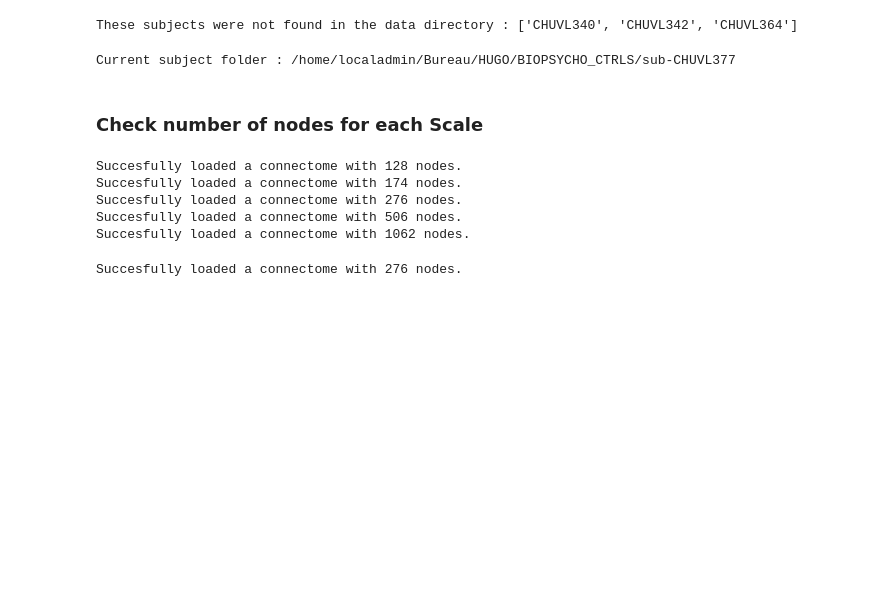
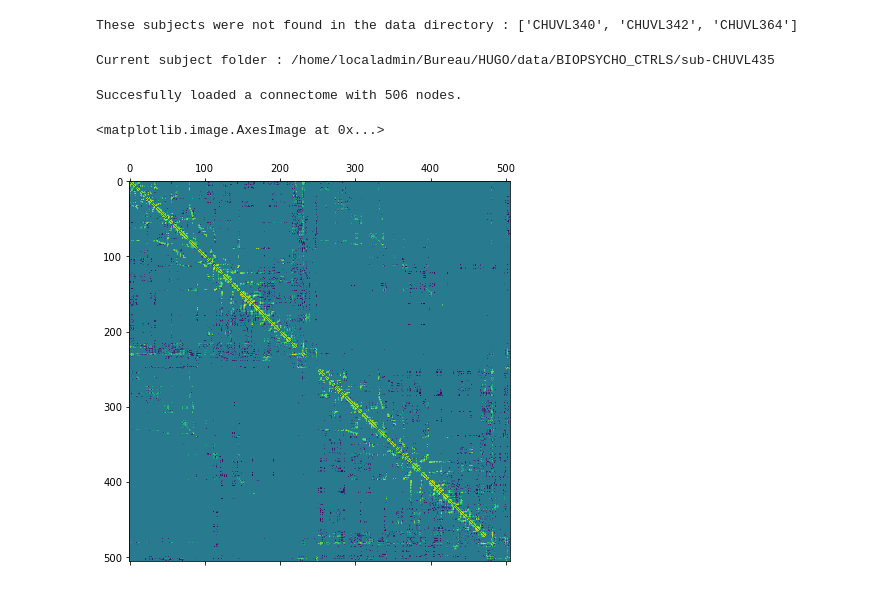
Before and after one commit to hugofluhr/gsp_neuro, a Jupyter notebook: notebooks/connectomes_sandbox.ipynb, the cells around one changed output. Cells and saved outputs as stored; diff of their text form; code cells hidden in the pictures; blank space fills up the shorter version.

```diff
--- a/notebooks/connectomes_sandbox.ipynb
+++ b/notebooks/connectomes_sandbox.ipynb
@@ -32,7 +24,8 @@ print("These subjects were not found in the data directory : {}".format([sub for
 # %% [output]
 These subjects were not found in the data directory : ['CHUVL340', 'CHUVL342', 'CHUVL364']
 # %%
-mysub_folder = subject_folders[2]
+mysub_folder = subject_folders[0]
 print("Current subject folder : " + mysub_folder)
+connectome_paths = dload.get_sub_connectomes_paths(mysub_folder)
 # %% [output]
-Current subject folder : /home/localadmin/Bureau/HUGO/BIOPSYCHO_CTRLS/sub-CHUVL377
+Current subject folder : /home/localadmin/Bureau/HUGO/data/BIOPSYCHO_CTRLS/sub-CHUVL435
@@ -41,15 +32,14 @@ connectome_paths = dload.get_sub_connectomes_paths(mysub_folder)
-# %% [markdown]
-### Check number of nodes for each Scale
-# %%
-for path in connectome_paths:
-    dload.load_connectome(path)
-# %% [output]
-Succesfully loaded a connectome with 128 nodes.
-Succesfully loaded a connectome with 174 nodes.
-Succesfully loaded a connectome with 276 nodes.
-Succesfully loaded a connectome with 506 nodes.
-Succesfully loaded a connectome with 1062 nodes.
-# %%
-A = dload.load_connectome(connectome_paths[2])
-# %% [output]
-Succesfully loaded a connectome with 276 nodes.
+# %%
+scale = 4
+df_coords = dload.read_coords(scale=scale)
+rois2keep = list(df_coords[df_coords["Structures Names"].str.contains('ctx')].index)
+G = pygsp.graphs.Graph(dload.load_connectome(connectome_paths[scale-1]),lap_type='normalized')
+G.set_coordinates(kind=df_coords[['XCoord(mm)','YCoord(mm)','ZCoord(mm)']].to_numpy())
+# %% [output]
+Succesfully loaded a connectome with 506 nodes.
+# %%
+plt.figure(figsize=(7,7))
+plt.matshow(np.log(G.W.todense(), out=np.zeros_like(G.W.todense()), where=(G.W.todense()!=0)), fignum=0)
+# %% [output]
+<matplotlib.image.AxesImage at 0x...>
+[figure, added]
```
Also changed, not shown: parts of 20 cells of this notebook, 2 other files.
